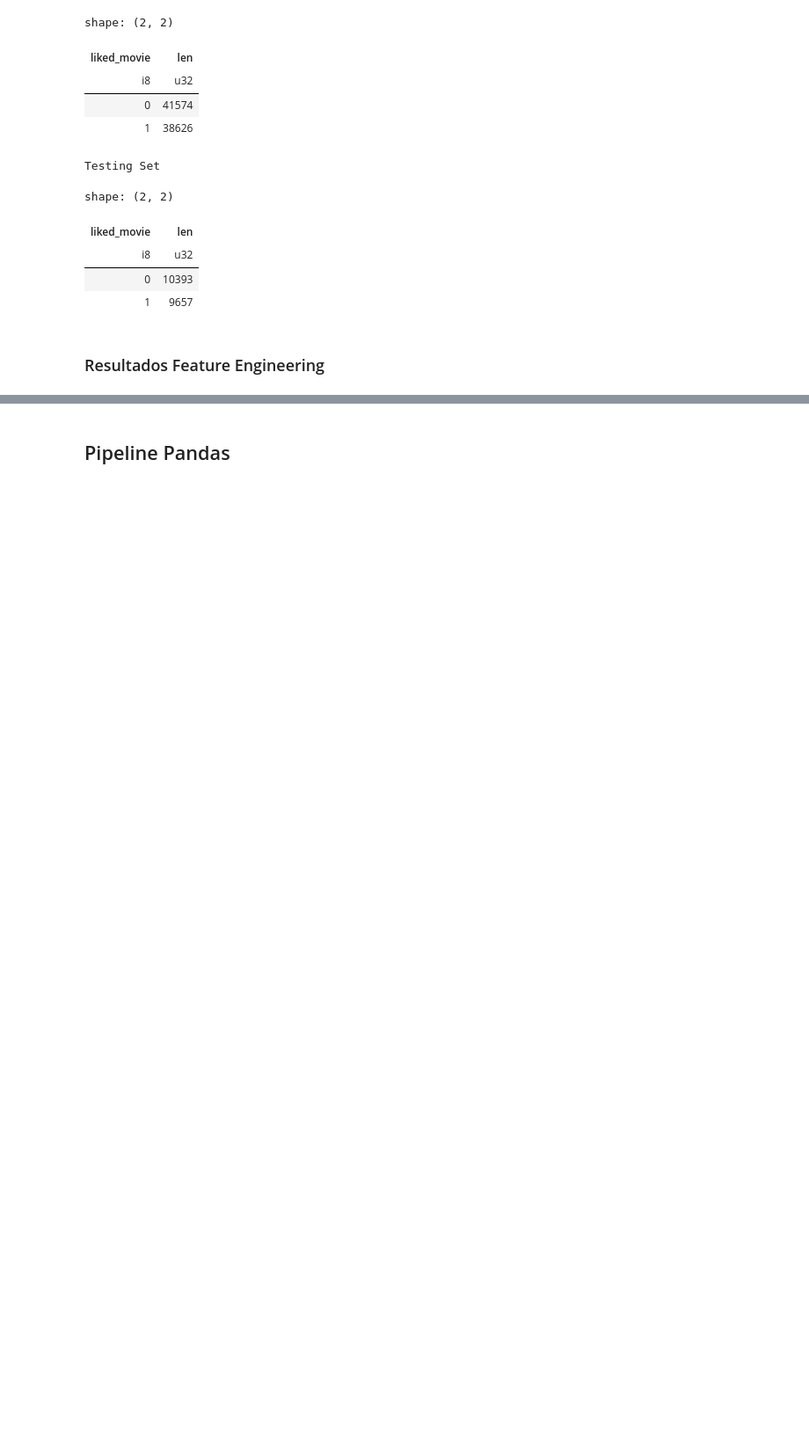
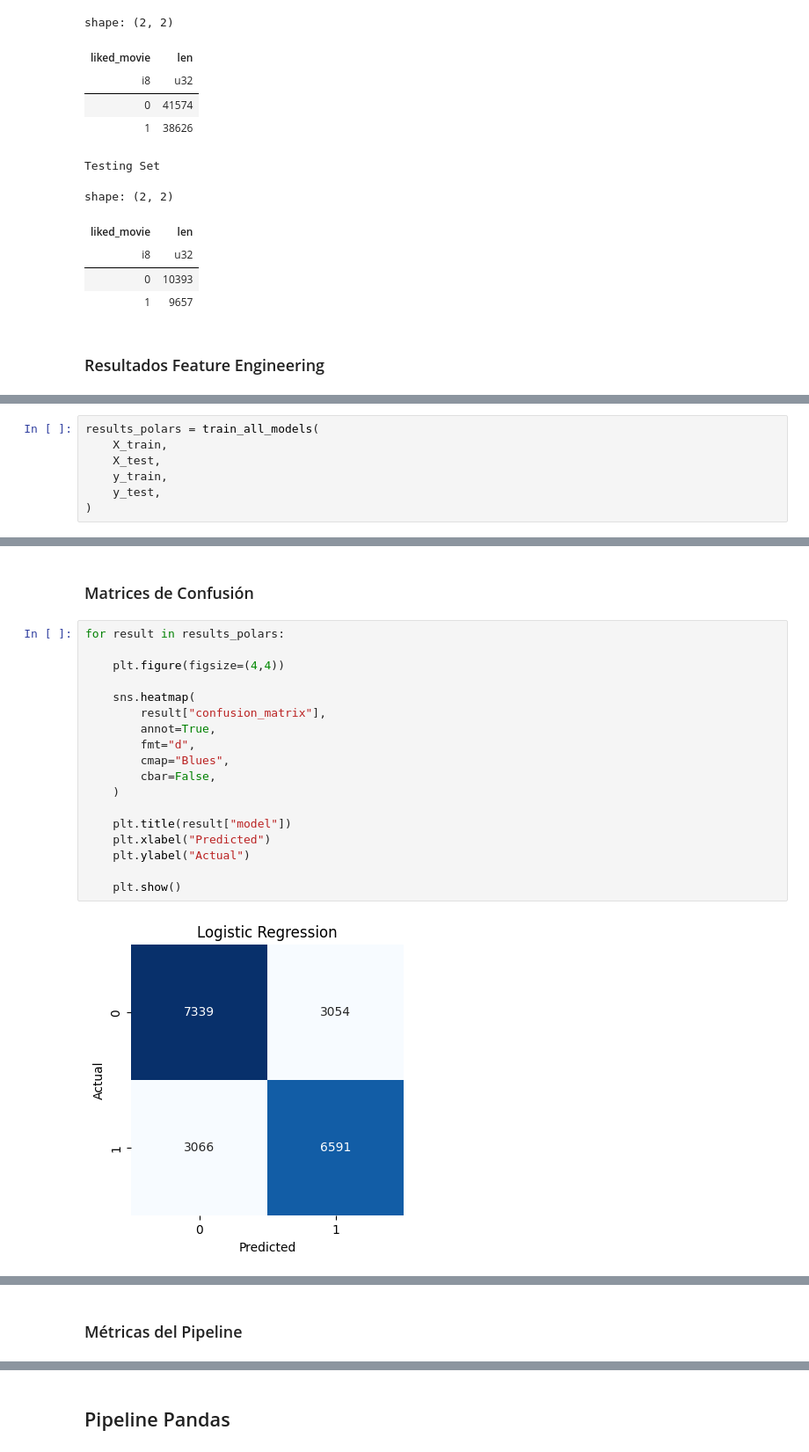
Before and after one commit to squesadaw/movielens_polar_vs_pandas, a Jupyter notebook: notebooks/analysis.ipynb, the cells around one changed output, grey strips where cells are left out. Shown at 88% size. Drawn from its saved outputs; the diff is of its cells as text; blank space fills up the shorter version.

```diff
--- a/notebooks/analysis.ipynb
+++ b/notebooks/analysis.ipynb
@@ -393 +405,8 @@ Total Features: 28
+# %%
+results_polars = train_all_models(
+    X_train,
+    X_test,
+    y_train,
+    y_test,
+)
 # %% [markdown]
@@ -424,0 +437,22 @@ shape: (7, 2)
+# %% [markdown]
+### Matrices de Confusión
+# %%
+for result in results_polars:
+
+    plt.figure(figsize=(4,4))
+
+    sns.heatmap(
+        result["confusion_matrix"],
+        annot=True,
+        fmt="d",
+        cmap="Blues",
+        cbar=False,
+    )
+
+    plt.title(result["model"])
+    plt.xlabel("Predicted")
+    plt.ylabel("Actual")
+
+    plt.show()
+# %% [output]
+[figure, added]
@@ -424,0 +461,2 @@ shape: (7, 2)
+# %% [markdown]
+### Métricas del Pipeline
```
Also changed, not shown: parts of 51 cells of this notebook, 14 other files.
